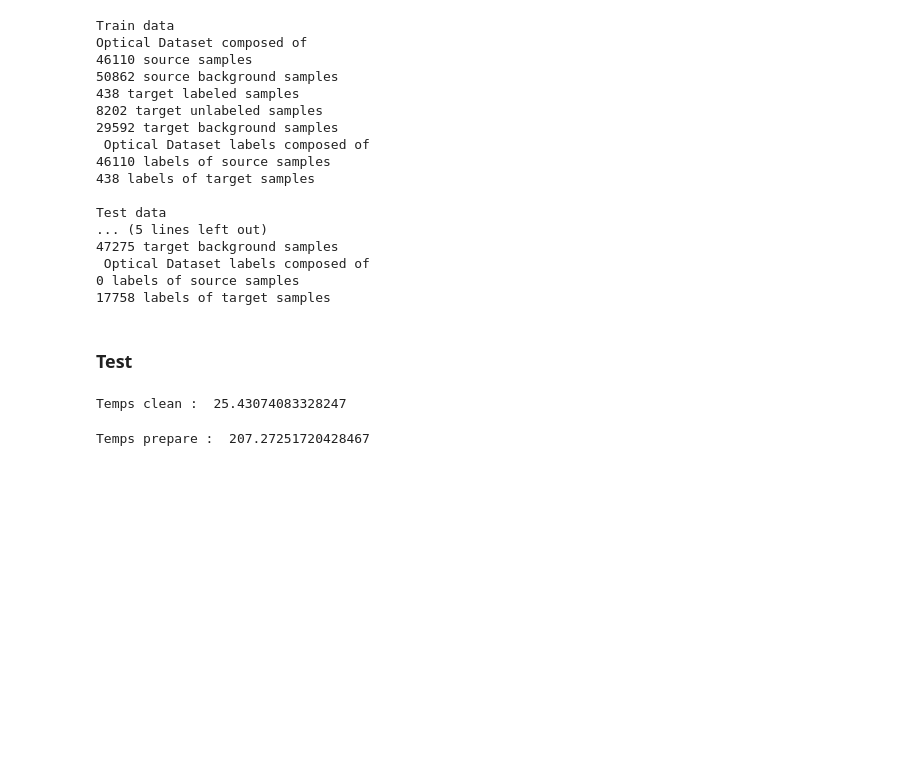
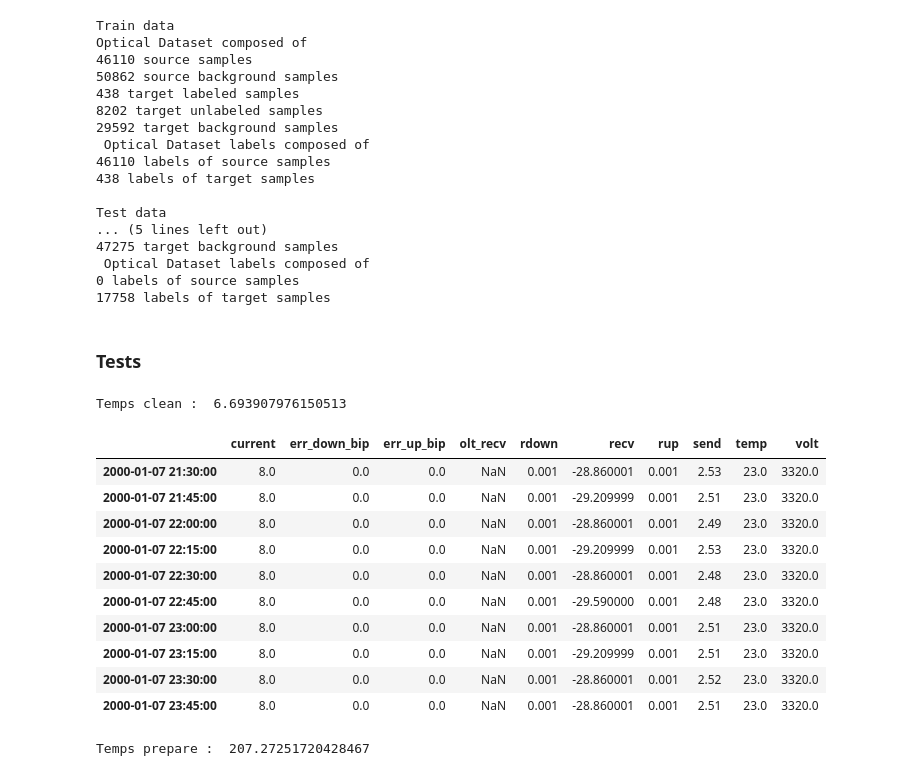
Before and after one commit to aflatoune/Huawei, a Jupyter notebook: oan_failure_starting_kit.ipynb, the cells around one changed output. Saved outputs shown, nothing was run; the diff lists cells and outputs as text; code cells hidden in the pictures; blank space fills up the shorter version.

```diff
--- a/oan_failure_starting_kit.ipynb
+++ b/oan_failure_starting_kit.ipynb
@@ -42,14 +44,28 @@ Test data
 0 labels of source samples
 17758 labels of target samples
 # %% [markdown]
-### Test
+### Tests
 # %%
 data_cleaner = DataCleaner(drop_olt_recv=True)
-X_ = data_cleaner.clean_data(X_train.source)
+X_ = data_cleaner.clean_data(X_train.target_unlabeled)
 # %% [output]
-Temps clean :  25.43074083328247
+Temps clean :  6.693907976150513
 # %%
 prep = PrepareExtractor()
+# %%
+prep.create_df_obs(X_train, slice_=[(-10, None)])[0]
+# %% [output]
+|  | current | err_down_bip | err_up_bip | olt_recv | rdown | recv | rup | send | temp | volt |
+| 2000-01-07 21:30:00 | 8.0 | 0.0 | 0.0 | NaN | 0.001 | -28.860001 | 0.001 | 2.53 | 23.0 | 3320.0 |
+| 2000-01-07 21:45:00 | 8.0 | 0.0 | 0.0 | NaN | 0.001 | -29.209999 | 0.001 | 2.51 | 23.0 | 3320.0 |
+| 2000-01-07 22:00:00 | 8.0 | 0.0 | 0.0 | NaN | 0.001 | -28.860001 | 0.001 | 2.49 | 23.0 | 3320.0 |
+| 2000-01-07 22:15:00 | 8.0 | 0.0 | 0.0 | NaN | 0.001 | -29.209999 | 0.001 | 2.53 | 23.0 | 3320.0 |
+| 2000-01-07 22:30:00 | 8.0 | 0.0 | 0.0 | NaN | 0.001 | -28.860001 | 0.001 | 2.48 | 23.0 | 3320.0 |
+| 2000-01-07 22:45:00 | 8.0 | 0.0 | 0.0 | NaN | 0.001 | -29.590000 | 0.001 | 2.48 | 23.0 | 3320.0 |
+| 2000-01-07 23:00:00 | 8.0 | 0.0 | 0.0 | NaN | 0.001 | -28.860001 | 0.001 | 2.51 | 23.0 | 3320.0 |
+| 2000-01-07 23:15:00 | 8.0 | 0.0 | 0.0 | NaN | 0.001 | -29.209999 | 0.001 | 2.51 | 23.0 | 3320.0 |
+| 2000-01-07 23:30:00 | 8.0 | 0.0 | 0.0 | NaN | 0.001 | -28.860001 | 0.001 | 2.52 | 23.0 | 3320.0 |
+| 2000-01-07 23:45:00 | 8.0 | 0.0 | 0.0 | NaN | 0.001 | -28.860001 | 0.001 | 2.51 | 23.0 | 3320.0 |
 # %%
 X_, y_ = prep.get_data(X_,
                        y=y_train.source,
```
Also changed, not shown: parts of 29 cells of this notebook.
